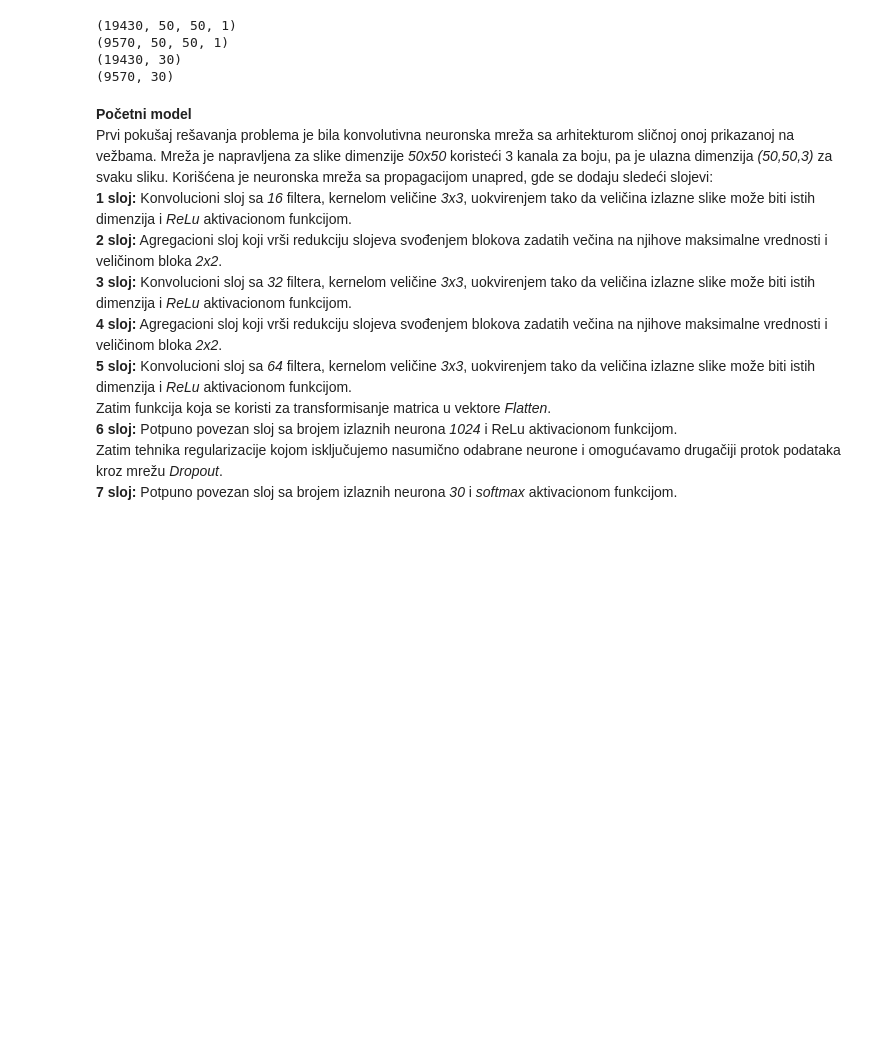
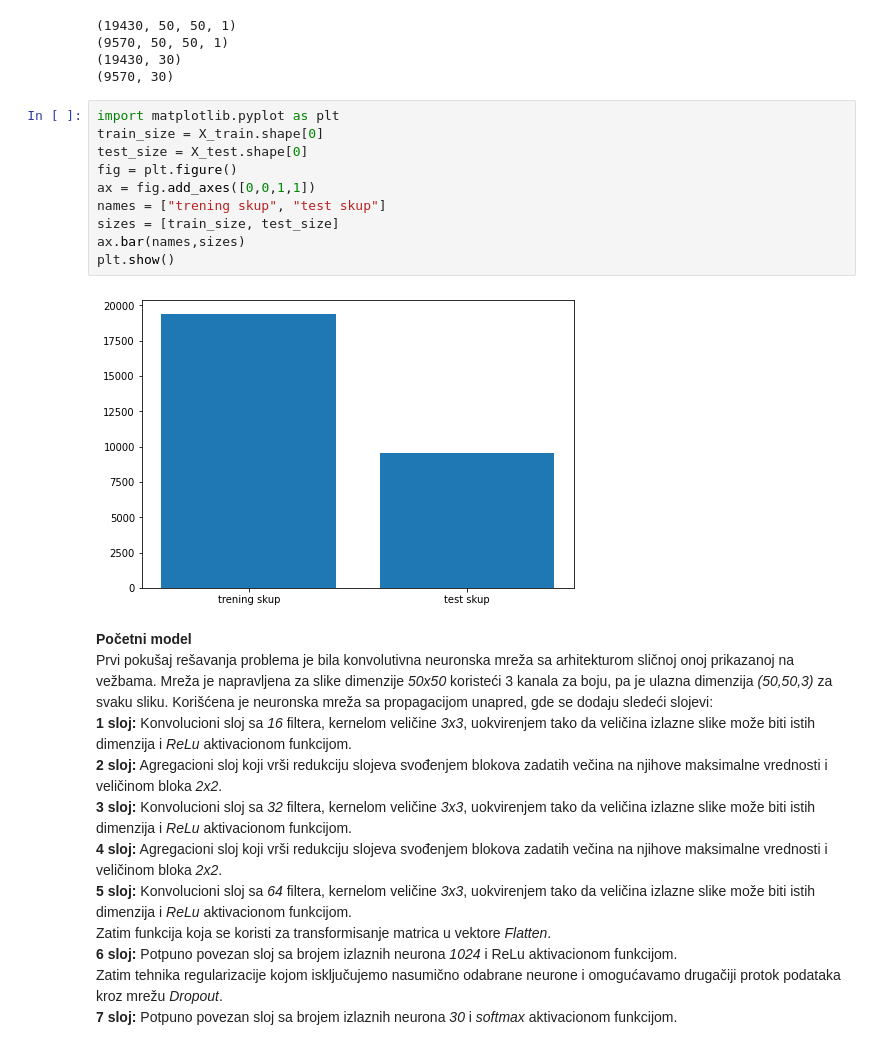
Before and after one commit to zokaaagajich/SignLanguage-ML, a Jupyter notebook: signLanguage-ML.ipynb, the cells around one changed output. Cells and saved outputs as stored; diff of their text form; blank space fills up the shorter version.

```diff
--- a/signLanguage-ML.ipynb
+++ b/signLanguage-ML.ipynb
@@ -193,6 +201,18 @@ print(y_test_gray.shape)
 (9570, 50, 50, 1)
 (19430, 30)
 (9570, 30)
+# %%
+import matplotlib.pyplot as plt
+train_size = X_train.shape[0]
+test_size = X_test.shape[0]
+fig = plt.figure()
+ax = fig.add_axes([0,0,1,1])
+names = ["trening skup", "test skup"]
+sizes = [train_size, test_size]
+ax.bar(names,sizes)
+plt.show()
+# %% [output]
+[figure, added]
 # %% [markdown]
 **Početni model**
 Prvi pokušaj rešavanja problema je bila konvolutivna neuronska mreža sa arhitekturom sličnoj onoj prikazanoj na vežbama. Mreža je napravljena za slike dimenzije *50x50* koristeći 3 kanala za boju, pa je ulazna dimenzija *(50,50,3)* za svaku sliku. Korišćena je neuronska mreža sa propagacijom unapred, gde se dodaju sledeći slojevi:
```
Also changed, not shown: parts of 5 cells of this notebook.
